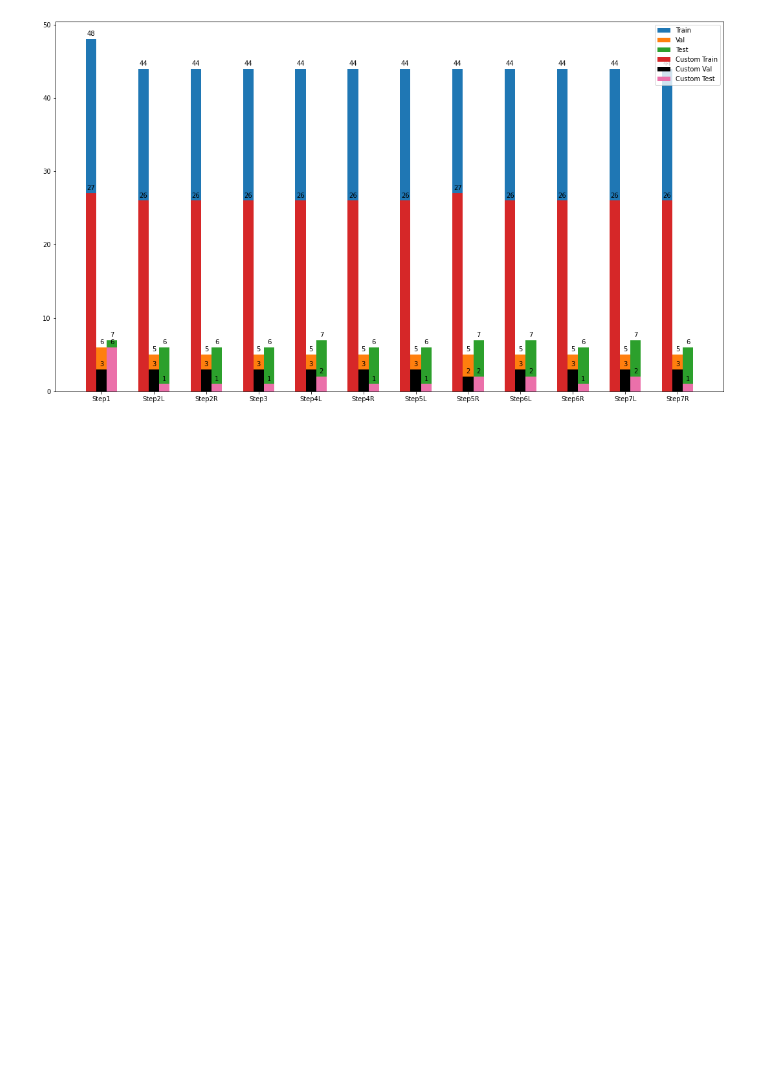
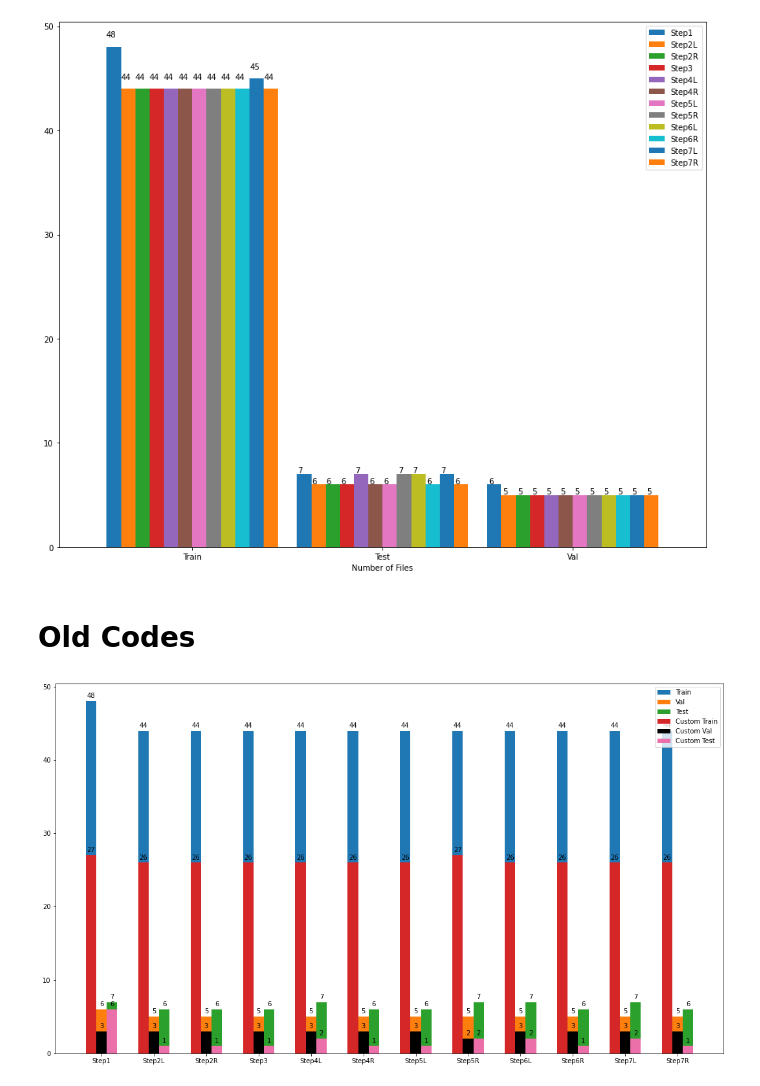
Before and after one commit to huiwen99/HandWash, a Jupyter notebook: Dataset Visualization.ipynb, the cells around one changed output. Saved outputs shown, nothing was run; the diff lists cells and outputs as text; code cells hidden in the pictures; blank space fills up the shorter version.

Commit message:
updated visualization

```diff
--- a/Dataset Visualization.ipynb
+++ b/Dataset Visualization.ipynb
@@ -7,0 +8,28 @@ root_path = "./Dataset/"
+# %%
+trainHands = Handwash_Dataset('train')
+valHands = Handwash_Dataset('val')
+testHands = Handwash_Dataset('test')
+# %%
+trainX = [trainHands.dataset_numbers[i] for i in trainHands.dataset_numbers]
+testX = [testHands.dataset_numbers[i] for i in testHands.dataset_numbers]
+valX = [valHands.dataset_numbers[i] for i in valHands.dataset_numbers]
+
+trainX.insert(0,'Train')
+testX.insert(0,'Test')
+valX.insert(0,'Val')
+
+data=[trainX,testX,valX]
+
+df=pd.DataFrame(data,columns=["Number of Files","Step1","Step2L","Step2R","Step3","Step4L","Step4R","Step5L","Step5R","Step6L","Step6R","Step7L","Step7R"])
+ax = df.plot(x="Number of Files", y=["Step1","Step2L","Step2R","Step3","Step4L","Step4R","Step5L","Step5R","Step6L","Step6R","Step7L","Step7R"], kind="bar", width = 0.9,figsize=(12,10), rot = 0)
+
+for p in ax.patches:
+    ax.annotate(str(p.get_height()), (p.get_x() * 1.005, p.get_height() * 1.02))
+
+plt.tight_layout()
+
+plt.show()
+# %% [output]
+[figure, added]
+# %% [markdown]
+# Old Codes
```
Also changed, not shown: parts of 2 cells of this notebook, 1 other file.
